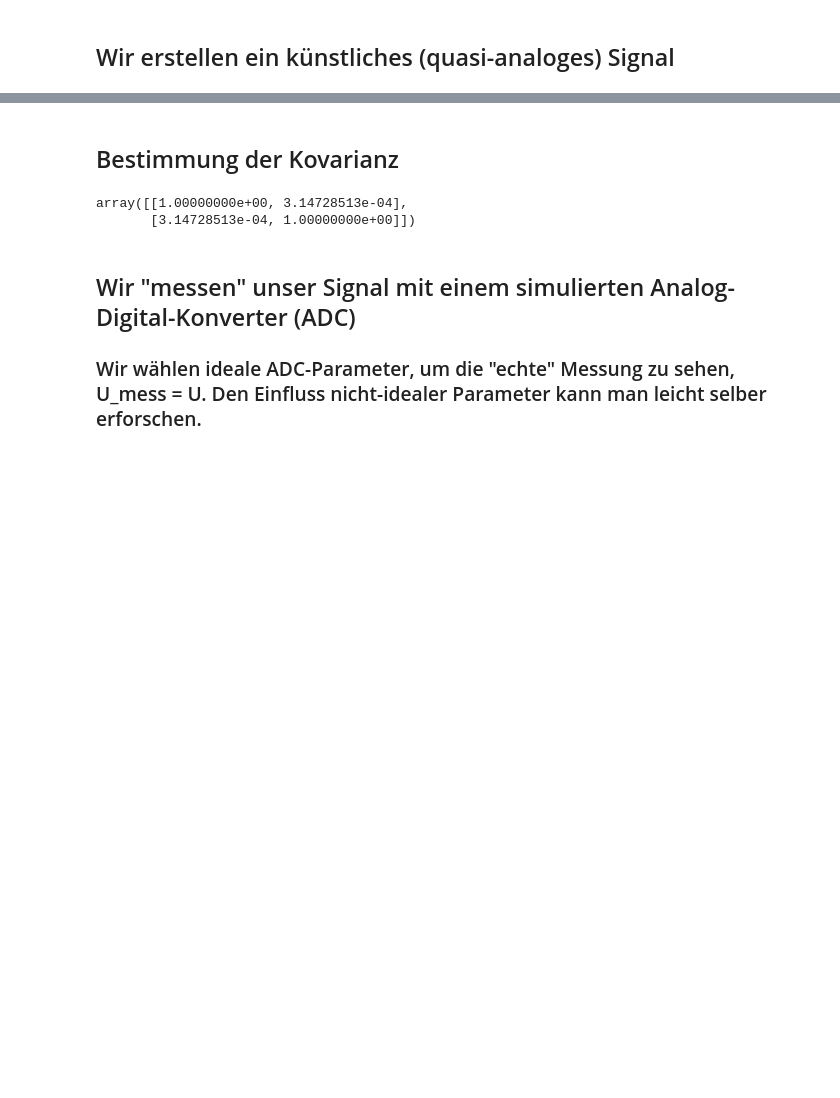
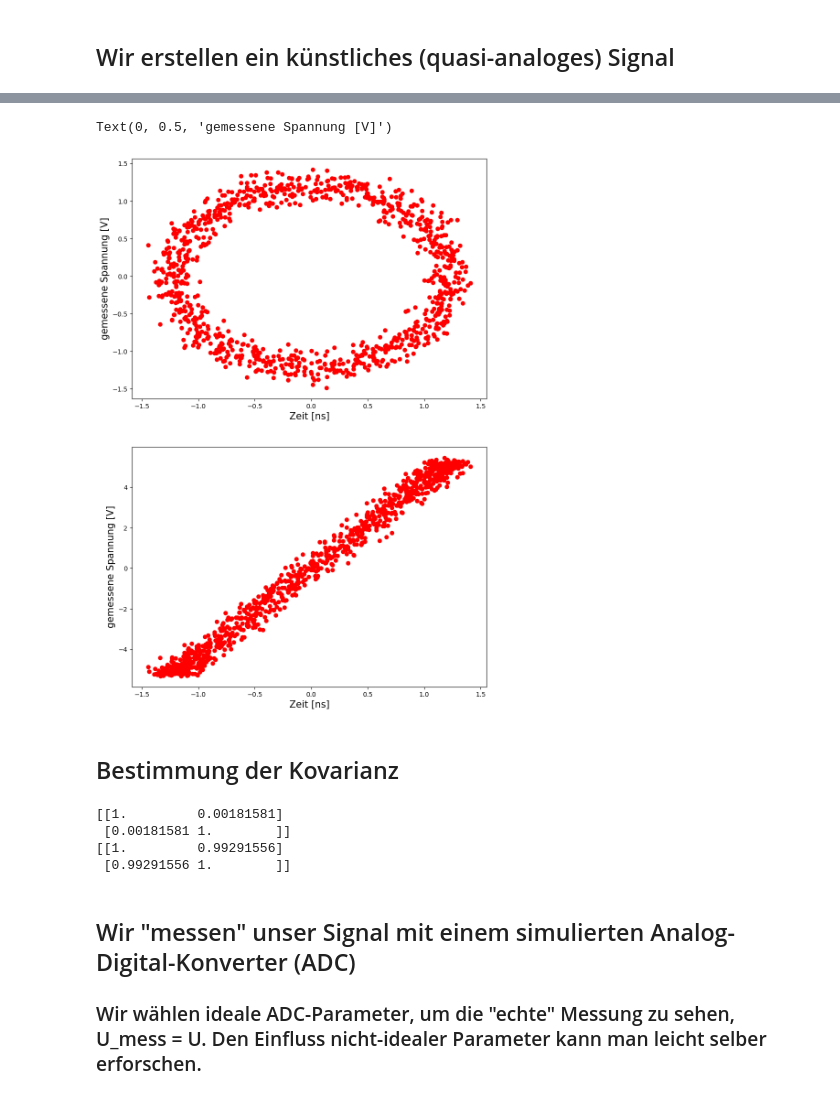
Before and after one commit to fflopsi/datenanalyse, a Jupyter notebook: lectures/05/Kovarianz und Auto-Kovarianz.ipynb, the cells around one changed output, grey strips where cells are left out. Saved outputs shown, nothing was run; the diff lists cells and outputs as text; code cells hidden in the pictures; blank space fills up the shorter version.

```diff
--- a/lectures/05/Kovarianz und Auto-Kovarianz.ipynb
+++ b/lectures/05/Kovarianz und Auto-Kovarianz.ipynb
@@ -50,12 +44,28 @@ plt.show()
+# %%
+fig, ax = plt.subplots(2, figsize=(10, 15))
+ax[0].scatter(U1, U2, color = "red", marker='o')
+ax[0].set_xlabel('Zeit [ns]', fontsize = 15)
+ax[0].set_ylabel('gemessene Spannung [V]', fontsize = 15)
+ax[1].scatter(U1, U3, color = "red", marker='o')
+ax[1].set_xlabel('Zeit [ns]', fontsize = 15)
+ax[1].set_ylabel('gemessene Spannung [V]', fontsize = 15)
+# %% [output]
+Text(0, 0.5, 'gemessene Spannung [V]')
+[figure, added]
 # %% [markdown]
 ## Bestimmung der Kovarianz
 # %%
 C = np.stack((U1,U2), axis=0)
 np.cov(C)
-np.corrcoef(C)
+print(np.corrcoef(C))
+C = np.stack((U1,U3), axis=0)
+np.cov(C)
+print(np.corrcoef(C))
 # %% [output]
-array([[1.00000000e+00, 3.14728513e-04],
-       [3.14728513e-04, 1.00000000e+00]])
+[[1.         0.00181581]
+ [0.00181581 1.        ]]
+[[1.         0.99291556]
+ [0.99291556 1.        ]]
 # %% [markdown]
 ## Wir "messen" unser Signal mit einem simulierten Analog-Digital-Konverter (ADC)
 ### Wir wählen ideale ADC-Parameter, um die "echte" Messung zu sehen, U_mess = U. Den Einfluss nicht-idealer Parameter kann man leicht selber erforschen.
```
Also changed, not shown: parts of 9 cells of this notebook.
